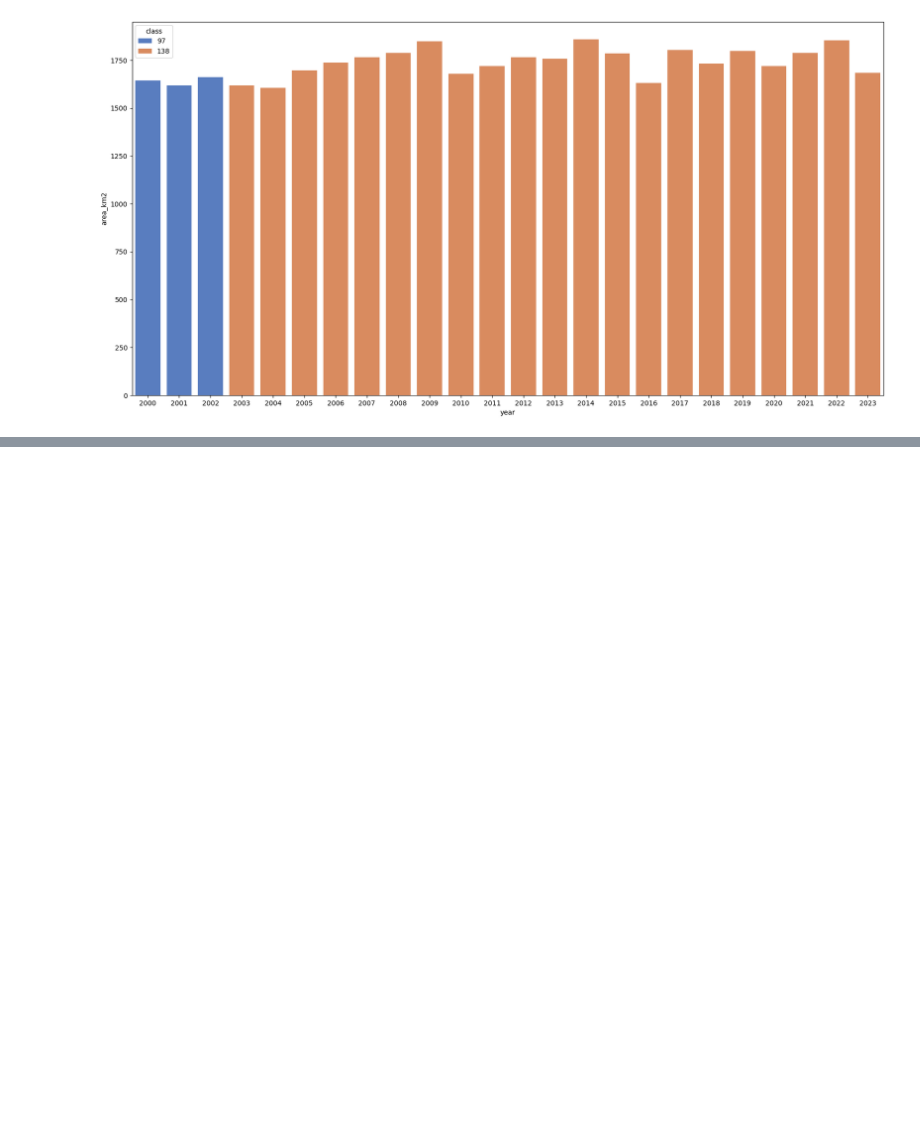
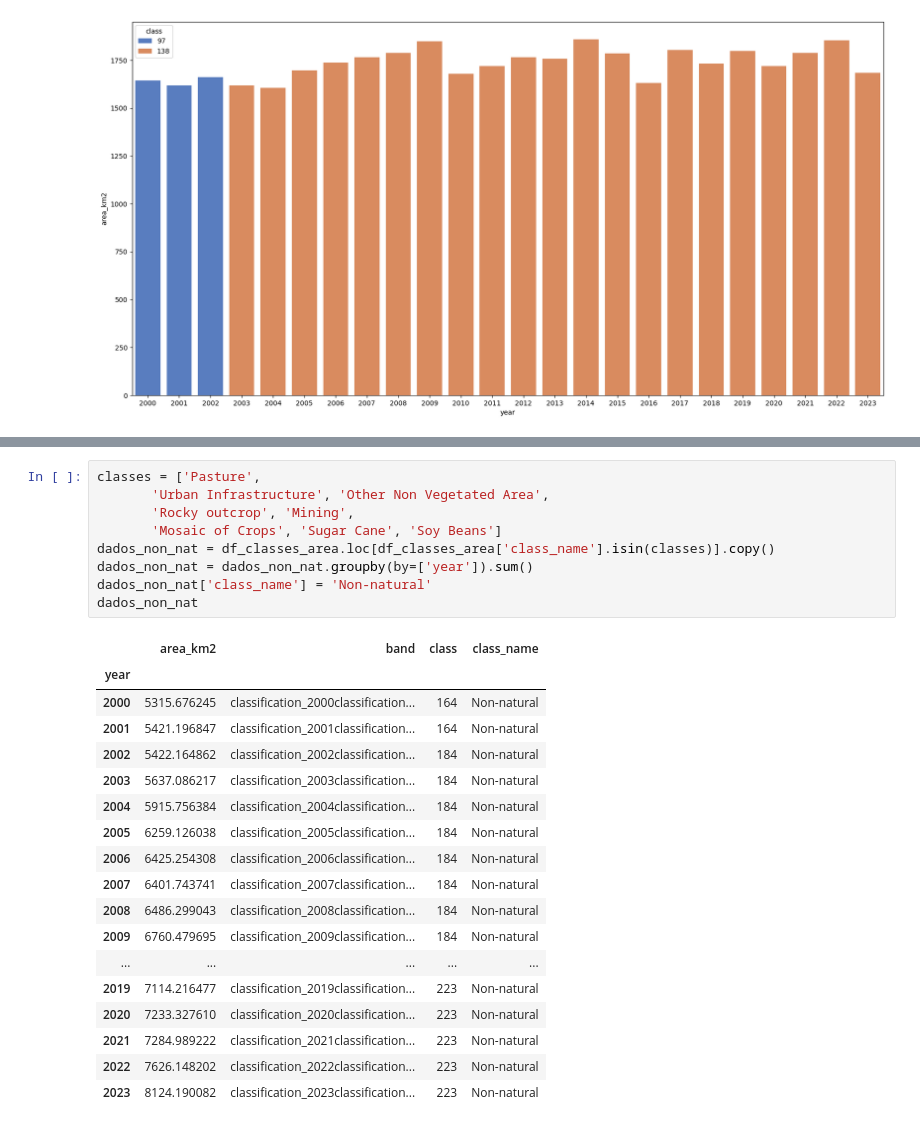
Before and after one commit to larissavaladao/py6s_harmonize_sample, a Jupyter notebook: 5. parameters_by_period/7.land_cover_time_series.ipynb, the cells around one changed output, grey strips where cells are left out. Drawn from its saved outputs; the diff is of its cells as text; blank space fills up the shorter version.

```diff
--- a/5. parameters_by_period/7.land_cover_time_series.ipynb
+++ b/5. parameters_by_period/7.land_cover_time_series.ipynb
@@ -289,0 +324,28 @@ sns.barplot(data=dados_non_nat,x='year',y='area_km2',hue='class',palette="muted"
+# %%
+classes = ['Pasture',
+       'Urban Infrastructure', 'Other Non Vegetated Area',
+       'Rocky outcrop', 'Mining',
+       'Mosaic of Crops', 'Sugar Cane', 'Soy Beans']
+dados_non_nat = df_classes_area.loc[df_classes_area['class_name'].isin(classes)].copy()
+dados_non_nat = dados_non_nat.groupby(by=['year']).sum()
+dados_non_nat['class_name'] = 'Non-natural'
+dados_non_nat
+# %% [output]
+|  | area_km2 | band | class | class_name |
+| year |  |  |  |  |
+| 2000 | 5315.676245 | classification_2000classification... | 164 | Non-natural |
+| 2001 | 5421.196847 | classification_2001classification... | 164 | Non-natural |
+| 2002 | 5422.164862 | classification_2002classification... | 184 | Non-natural |
+| 2003 | 5637.086217 | classification_2003classification... | 184 | Non-natural |
+| 2004 | 5915.756384 | classification_2004classification... | 184 | Non-natural |
+| 2005 | 6259.126038 | classification_2005classification... | 184 | Non-natural |
+| 2006 | 6425.254308 | classification_2006classification... | 184 | Non-natural |
+| 2007 | 6401.743741 | classification_2007classification... | 184 | Non-natural |
+| 2008 | 6486.299043 | classification_2008classification... | 184 | Non-natural |
+| 2009 | 6760.479695 | classification_2009classification... | 184 | Non-natural |
+| ... | ... | ... | ... | ... |
+| 2019 | 7114.216477 | classification_2019classification... | 223 | Non-natural |
+| 2020 | 7233.327610 | classification_2020classification... | 223 | Non-natural |
+| 2021 | 7284.989222 | classification_2021classification... | 223 | Non-natural |
+| 2022 | 7626.148202 | classification_2022classification... | 223 | Non-natural |
+| 2023 | 8124.190082 | classification_2023classification... | 223 | Non-natural |
```
Also changed, not shown: parts of 8 cells of this notebook.
